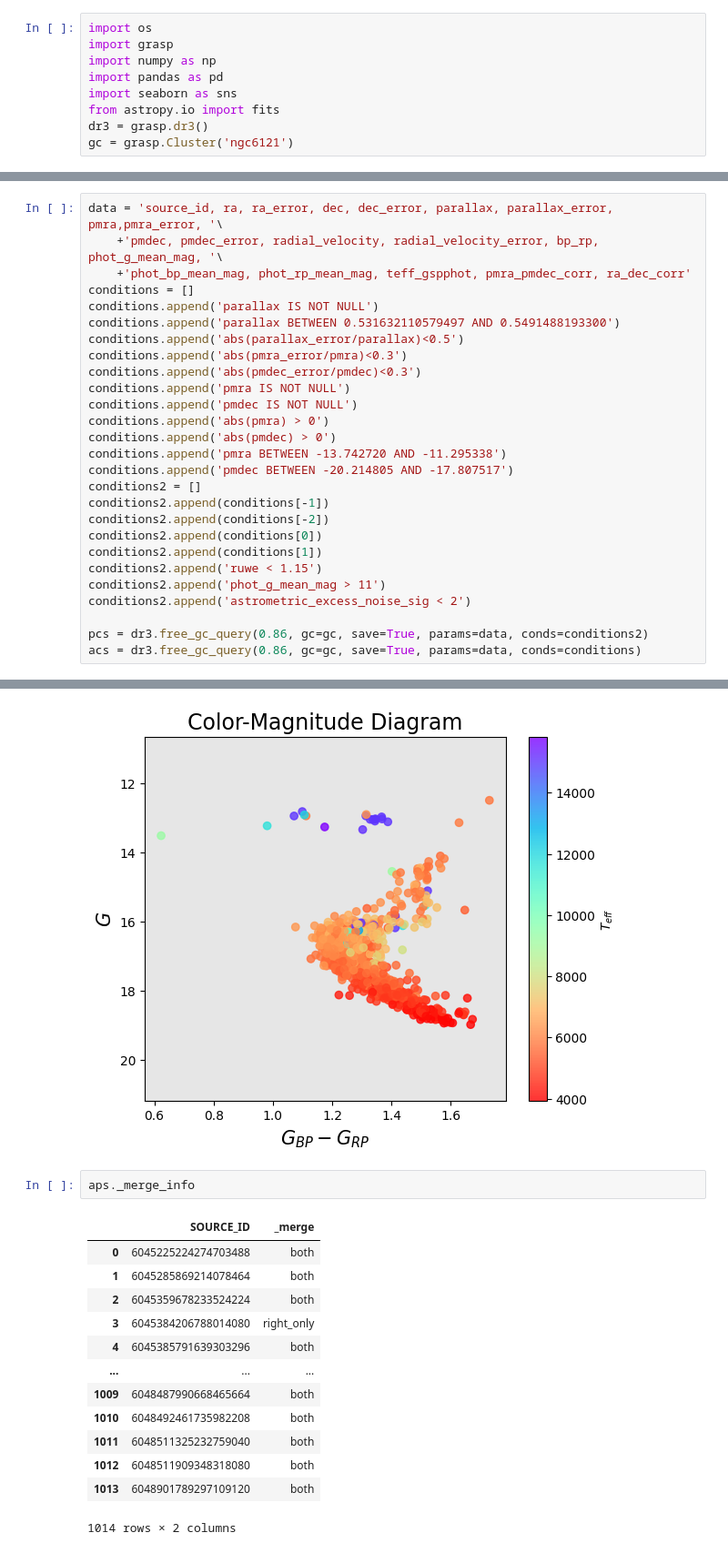
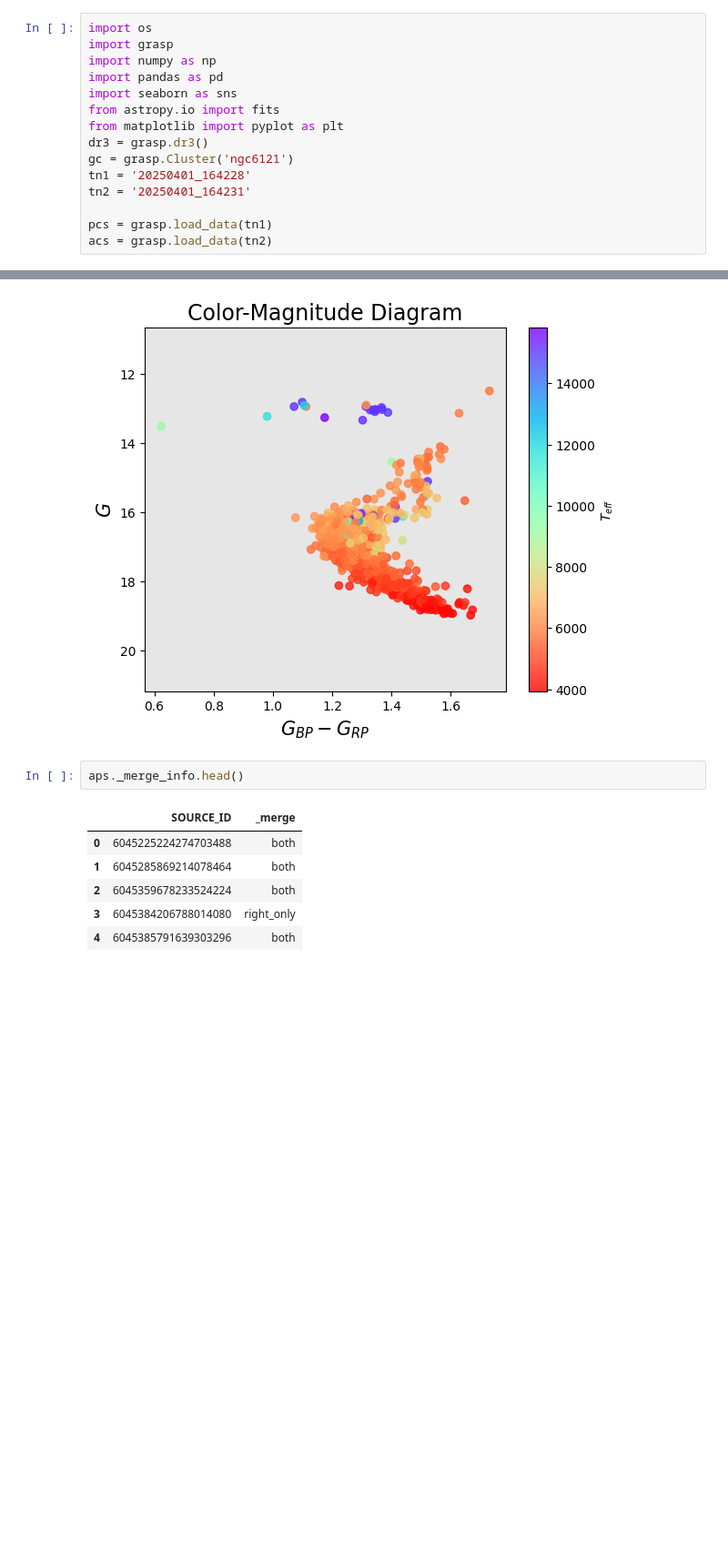
Before and after one commit to pietroferraiuolo/GRASP, a Jupyter notebook: scripts/n6121_analysis.ipynb, the cells around one changed output, grey strips where cells are left out. Shown: that part at 91% size. Saved outputs shown, nothing was run; the diff lists cells and outputs as text; blank space fills up the shorter version.

Commit message:
Great changes to formulary functionalities, as well as new fitting routind for data points

```diff
--- a/scripts/n6121_analysis.ipynb
+++ b/scripts/n6121_analysis.ipynb
@@ -7,8 +7,14 @@ import numpy as np
 import pandas as pd
 import seaborn as sns
 from astropy.io import fits
+from matplotlib import pyplot as plt
 dr3 = grasp.dr3()
 gc = grasp.Cluster('ngc6121')
+tn1 = '20250401_164228'
+tn2 = '20250401_164231'
+
+pcs = grasp.load_data(tn1)
+acs = grasp.load_data(tn2)
 # %% [output]
 GAIA - GLOBULAR CLUSTERS ANALYSIS SOFTWARE
             ..............
@@ -32,27 +35,0 @@ Initialized with Gaia table: 'gaiadr3.gaia_source'
-# %%
-data = 'source_id, ra, ra_error, dec, dec_error, parallax, parallax_error, pmra,pmra_error, '\
-    +'pmdec, pmdec_error, radial_velocity, radial_velocity_error, bp_rp, phot_g_mean_mag, '\
-    +'phot_bp_mean_mag, phot_rp_mean_mag, teff_gspphot, pmra_pmdec_corr, ra_dec_corr'
-conditions = []
-conditions.append('parallax IS NOT NULL')
-conditions.append('parallax BETWEEN 0.531632110579497 AND 0.5491488193300')
-conditions.append('abs(parallax_error/parallax)<0.5')
-conditions.append('abs(pmra_error/pmra)<0.3')
-conditions.append('abs(pmdec_error/pmdec)<0.3')
-conditions.append('pmra IS NOT NULL')
-conditions.append('pmdec IS NOT NULL')
-conditions.append('abs(pmra) > 0')
-conditions.append('abs(pmdec) > 0')
-conditions.append('pmra BETWEEN -13.742720 AND -11.295338')
-conditions.append('pmdec BETWEEN -20.214805 AND -17.807517')
-conditions2 = []
-conditions2.append(conditions[-1])
-conditions2.append(conditions[-2])
-conditions2.append(conditions[0])
-conditions2.append(conditions[1])
-conditions2.append('ruwe < 1.15')
-conditions2.append('phot_g_mean_mag > 11')
-conditions2.append('astrometric_excess_noise_sig < 2')
-
-pcs = dr3.free_gc_query(0.86, gc=gc, save=True, params=data, conds=conditions2)
-acs = dr3.free_gc_query(0.86, gc=gc, save=True, params=data, conds=conditions)
@@ -89,18 +59,11 @@ grasp.plots.colorMagnitude(aps)
           ra_dec_corr float64       Column     0
 [figure]
 # %%
-aps._merge_info
+aps._merge_info.head()
 # %% [output]
 |  | SOURCE_ID | _merge |
 | 0 | 6045225224274703488 | both |
 | 1 | 6045285869214078464 | both |
 | 2 | 6045359678233524224 | both |
 | 3 | 6045384206788014080 | right_only |
 | 4 | 6045385791639303296 | both |
-| ... | ... | ... |
-| 1009 | 6048487990668465664 | both |
-| 1010 | 6048492461735982208 | both |
-| 1011 | 6048511325232759040 | both |
-| 1012 | 6048511909348318080 | both |
-| 1013 | 6048901789297109120 | both |
-1014 rows × 2 columns
```
Also changed, not shown: parts of 28 cells of this notebook, 6 other files.
